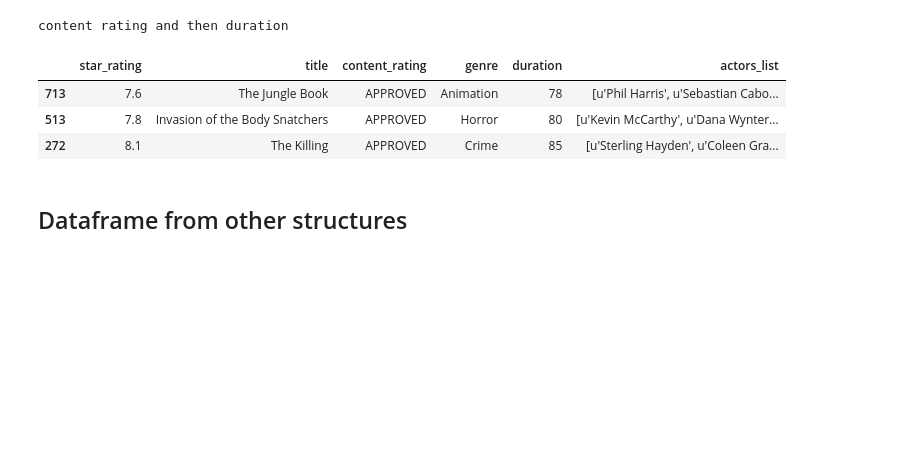
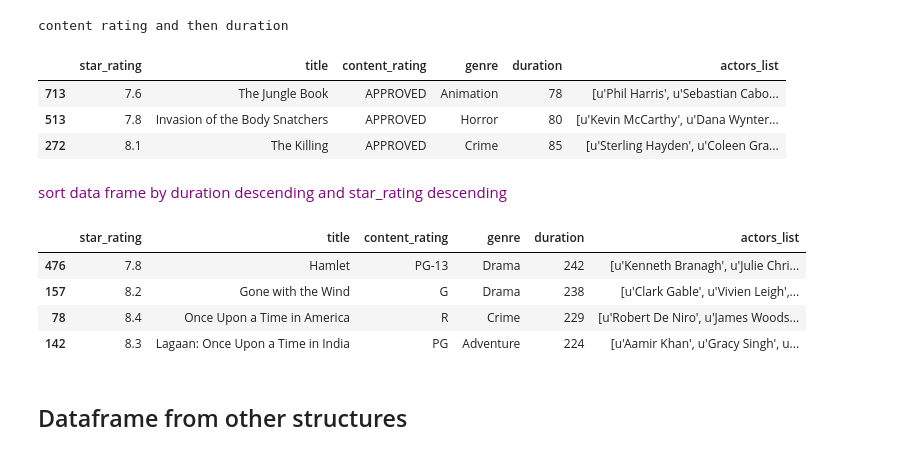
Before and after one commit to chezydan/pytopics, a Jupyter notebook: Pandas.ipynb, the cells around one changed output. Saved outputs shown, nothing was run; the diff lists cells and outputs as text; code cells hidden in the pictures; blank space fills up the shorter version.

```diff
--- a/Pandas.ipynb
+++ b/Pandas.ipynb
@@ -242,6 +260,18 @@ content rating and then duration
 | 713 | 7.6 | The Jungle Book | APPROVED | Animation | 78 | [u'Phil Harris', u'Sebastian Cabo... |
 | 513 | 7.8 | Invasion of the Body Snatchers | APPROVED | Horror | 80 | [u'Kevin McCarthy', u'Dana Wynter... |
 | 272 | 8.1 | The Killing | APPROVED | Crime | 85 | [u'Sterling Hayden', u'Coleen Gra... |
+# %% [markdown]
+<p> <span style ="color:purple">
+    sort data frame by duration descending and star_rating descending
+    </span>
+# %%
+movies.sort_values(['duration', 'star_rating'], ascending=[False, False])[:4]
+# %% [output]
+|  | star_rating | title | content_rating | genre | duration | actors_list |
+| 476 | 7.8 | Hamlet | PG-13 | Drama | 242 | [u'Kenneth Branagh', u'Julie Chri... |
+| 157 | 8.2 | Gone with the Wind | G | Drama | 238 | [u'Clark Gable', u'Vivien Leigh',... |
+| 78 | 8.4 | Once Upon a Time in America | R | Crime | 229 | [u'Robert De Niro', u'James Woods... |
+| 142 | 8.3 | Lagaan: Once Upon a Time in India | PG | Adventure | 224 | [u'Aamir Khan', u'Gracy Singh', u... |
 # %% [markdown]
 <h2>Dataframe from other structures </h2>
 # %%
```
Also changed, not shown: parts of 31 cells of this notebook, 14 other files.
